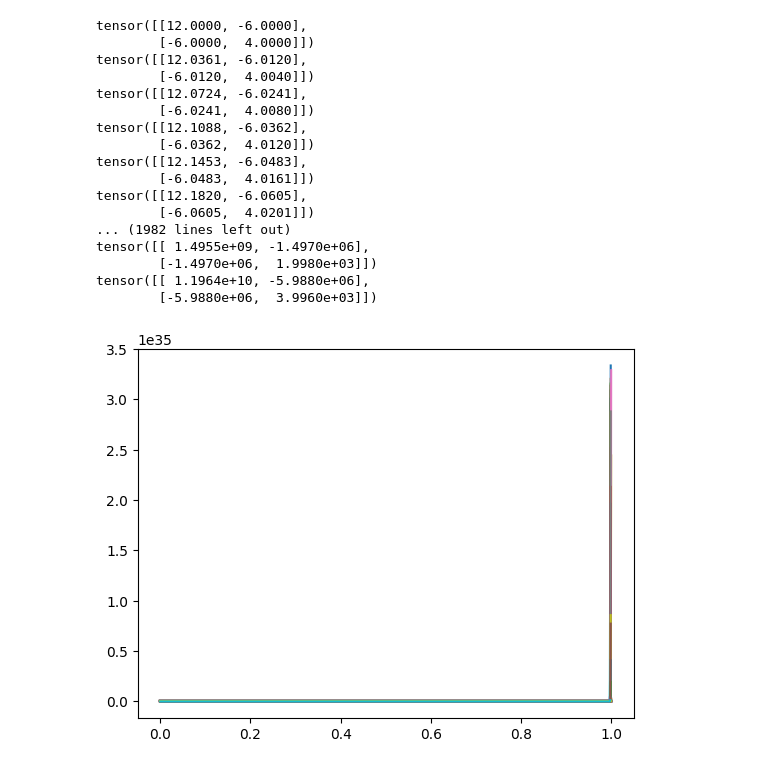
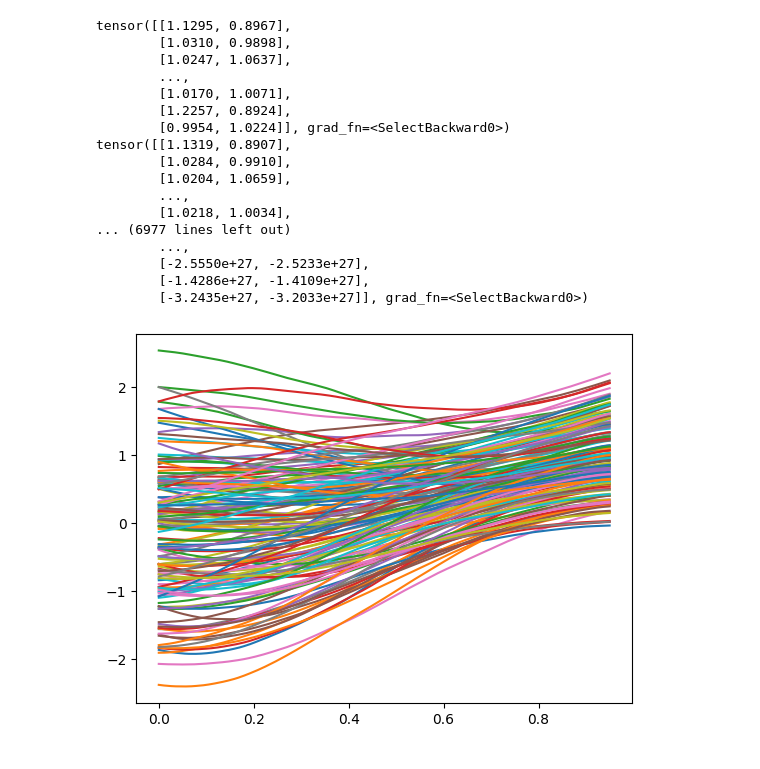
Before and after one commit to YuhangMeiUW/Flow-matching-control, a Jupyter notebook: 2nd_order_brownian_bridge.ipynb, the cells around one changed output. Cells and saved outputs as stored; diff of their text form; code cells hidden in the pictures.

```diff
--- a/2nd_order_brownian_bridge.ipynb
+++ b/2nd_order_brownian_bridge.ipynb
@@ -42,7 +42,7 @@ A = torch.tensor([[0.0, 1.0],[0.0, 0.0]])
 B = torch.tensor([[0.0],[1.0]])
 # %%
 x_0 = MultivariateNormal(torch.zeros(n), torch.eye(n)).sample((N,))
-y = MultivariateNormal(torch.tensor([3.0,3.0]), torch.eye(n)).sample((N,))
+y = MultivariateNormal(torch.tensor([1.0,1.0]), torch.eye(n)).sample((N,))
 # %%
 X_f = torch.zeros((T, N, n))
 W_f = torch.zeros((T, N, m))
@@ -109,12 +109,13 @@ for i in range(N):
 # %%
-ITERS = 10000
+ITERS = 20000
 BATCH_SIZE = 32
-LR = 1e-3
+LR = 1.5e-3
 
 f = score_nn(n,16)
 # init_weights(f)
 f.train()
 optimizer_f = torch.optim.Adam(f.parameters(), lr=LR)
+scheduler_f = torch.optim.lr_scheduler.StepLR(optimizer_f, step_size=1000, gamma=0.99)
 
 for i in range(ITERS):
     idx = torch.randperm(N)[:BATCH_SIZE]
@@ -127,6 +128,7 @@ for i in range(ITERS):
     optimizer_f.zero_grad()
     loss.backward()
     optimizer_f.step()
+    scheduler_f.step()
 
     if  (i+1)==ITERS or (i+1)%100==0:
         f_value = f.forward(X_f,t_N)
@@ -161,39 +163,40 @@ dt = tf/T
 W_b = torch.zeros((T, N, m))
 for i in range(T):
     W_b[i,:,:] = MultivariateNormal(torch.zeros(m), dt*torch.eye(m)).sample((N,))
-# W_b = torch.cat((torch.zeros((T,N,1)), W_b), dim=2)
+W_b = torch.cat((torch.zeros((T,N,1)), W_b), dim=2)
 
 X_b = torch.zeros(T,N,n)
 X_b[0] = torch.randn(N,n)
 #X_b[0] = X[0].clone()
 for i in range(0,T-1):
     y_pred = f.forward(X_b[i,None,:,:],t[i,None,:,:])[0]
-    print(torch.inverse(torch.tensor([[(1-t[i,0,0])**3/3, (1-t[i,0,0])**2/2], [(1-t[i,0,0])**2/2, 1-t[i,0,0]]])))
-    u = (torch.tensor([[1 - t[i,0,0],1]]) @ torch.inverse(torch.tensor([[(1-t[i,0,0])**3/3, (1-t[i,0,0])**2/2], [(1-t[i,0,0])**2/2, 1-t[i,0,0]]])) @ (y_pred - (torch.tensor([[1, 1-t[i,0,0]],[0, 1]]) @ X_b[i].T).T).T).T
+    # print(torch.inverse(torch.tensor([[(1-t[i,0,0])**3/3, (1-t[i,0,0])**2/2], [(1-t[i,0,0])**2/2, 1-t[i,0,0]]])))
+    u = (torch.tensor([[1 - t[i,0,0],1]]) @ torch.pinverse(torch.tensor([[(1-t[i,0,0])**3/3, (1-t[i,0,0])**2/2], [(1-t[i,0,0])**2/2, 1-t[i,0,0]]])) @ (y_pred - (torch.tensor([[1, 1-t[i,0,0]],[0, 1]]) @ X_b[i].T).T).T).T
+    print(y_pred)
     X_b[i+1] = X_b[i] + (A @ X_b[i].T).T * dt + (B @ u.T).T * dt + n_sigma * W_b[i]
 # %% [output]
-tensor([[12.0000, -6.0000],
-        [-6.0000,  4.0000]])
-tensor([[12.0361, -6.0120],
-        [-6.0120,  4.0040]])
-tensor([[12.0724, -6.0241],
-        [-6.0241,  4.0080]])
-tensor([[12.1088, -6.0362],
-        [-6.0362,  4.0120]])
-tensor([[12.1453, -6.0483],
-        [-6.0483,  4.0161]])
-tensor([[12.1820, -6.0605],
-        [-6.0605,  4.0201]])
-... (1982 lines left out)
-tensor([[ 1.4955e+09, -1.4970e+06],
-        [-1.4970e+06,  1.9980e+03]])
-tensor([[ 1.1964e+10, -5.9880e+06],
-        [-5.9880e+06,  3.9960e+03]])
+tensor([[1.1295, 0.8967],
+        [1.0310, 0.9898],
+        [1.0247, 1.0637],
+        ...,
+        [1.0170, 1.0071],
+        [1.2257, 0.8924],
+        [0.9954, 1.0224]], grad_fn=<SelectBackward0>)
+tensor([[1.1319, 0.8907],
+        [1.0284, 0.9910],
+        [1.0204, 1.0659],
+        ...,
+        [1.0218, 1.0034],
+... (6977 lines left out)
+        ...,
+        [-2.5550e+27, -2.5233e+27],
+        [-1.4286e+27, -1.4109e+27],
+        [-3.2435e+27, -3.2033e+27]], grad_fn=<SelectBackward0>)
 # %%
 idx = torch.randperm(N)[:150]
 
 for i in idx:
-    plt.plot(t[:,i,0],X_b[:,i,1].detach().numpy())
+    plt.plot(t[:950,i,0],X_b[:950,i,0].detach().numpy())
 # %% [output]
-[figure, old version]
+[figure, new version]
 # %%
```
Also changed, not shown: parts of 5 cells of this notebook.
